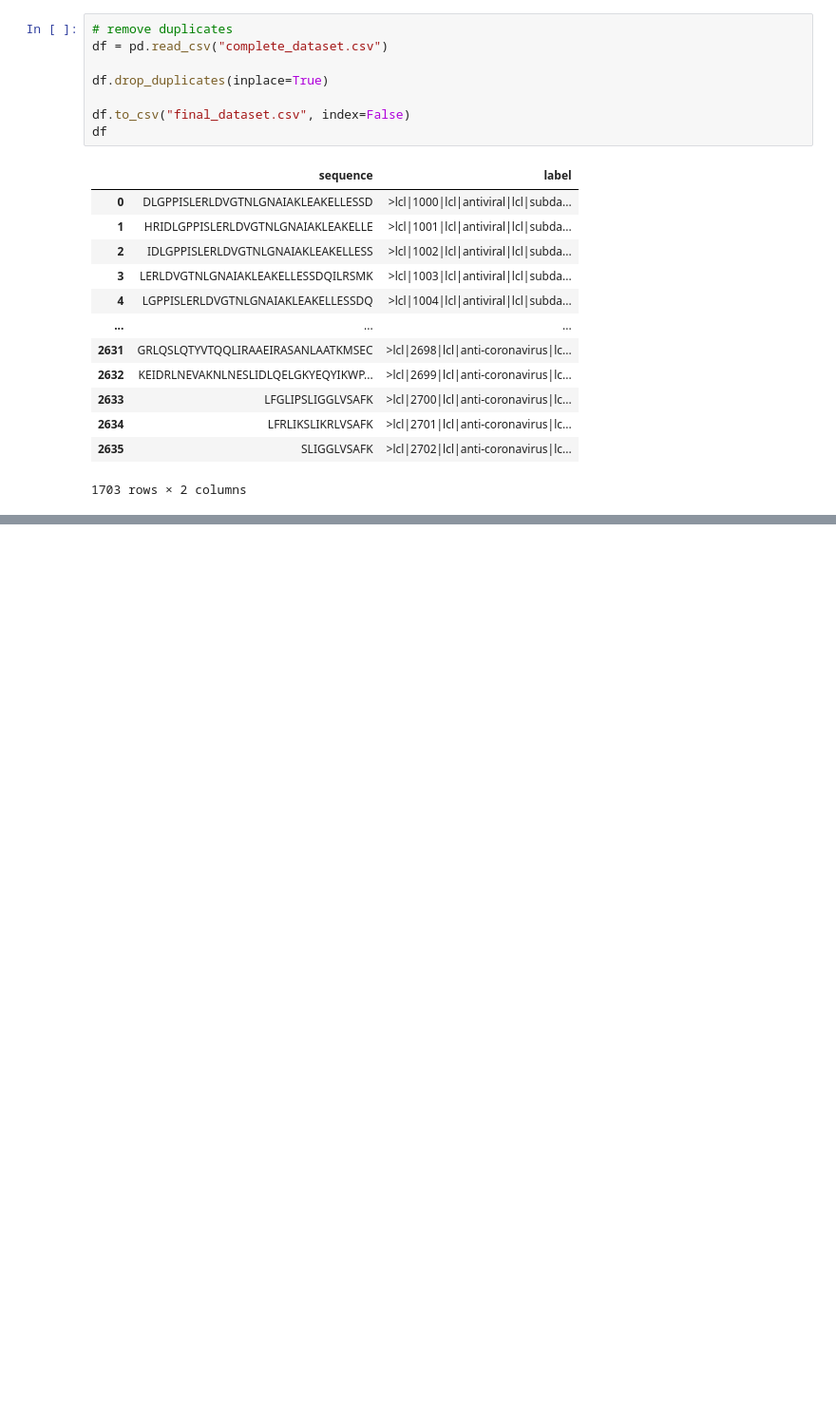
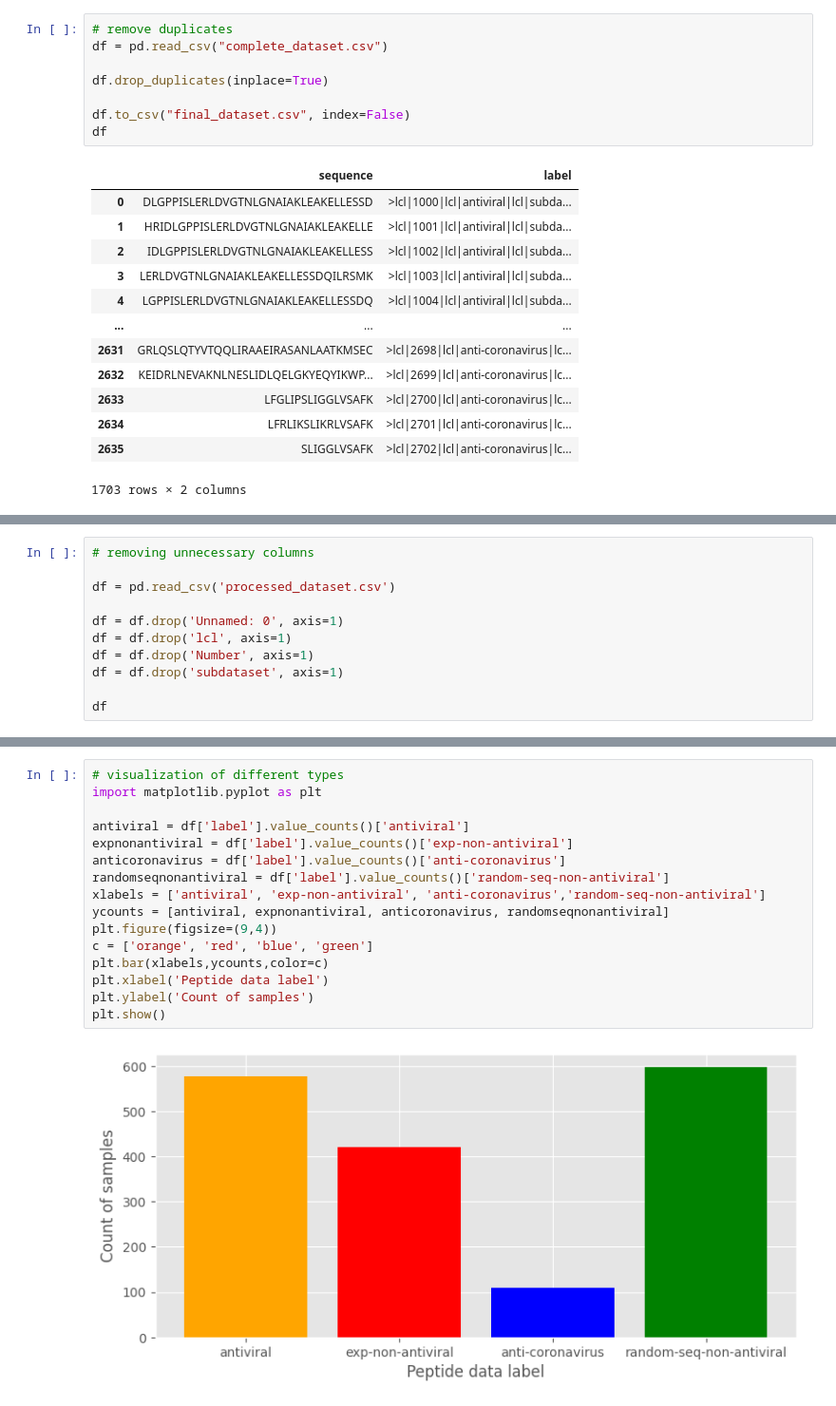
Before and after one commit to TreavVasu/CollegeProject, a Jupyter notebook: data_prepocessing.ipynb, the cells around one changed output, grey strips where cells are left out. Shown: that part at 95% size. Saved outputs shown, nothing was run; the diff lists cells and outputs as text; blank space fills up the shorter version.

Commit message:
visualized

```diff
--- a/data_prepocessing.ipynb
+++ b/data_prepocessing.ipynb
@@ -93,0 +106,11 @@ AttributeError: 'DataFrame' object has no attribute 'id'
+# %%
+# removing unnecessary columns
+
+df = pd.read_csv('processed_dataset.csv')
+
+df = df.drop('Unnamed: 0', axis=1)
+df = df.drop('lcl', axis=1)
+df = df.drop('Number', axis=1)
+df = df.drop('subdataset', axis=1)
+
+df
@@ -93,0 +140,18 @@ AttributeError: 'DataFrame' object has no attribute 'id'
+# %%
+# visualization of different types
+import matplotlib.pyplot as plt
+
+antiviral = df['label'].value_counts()['antiviral']
+expnonantiviral = df['label'].value_counts()['exp-non-antiviral']
+anticoronavirus = df['label'].value_counts()['anti-coronavirus']
+randomseqnonantiviral = df['label'].value_counts()['random-seq-non-antiviral']
+xlabels = ['antiviral', 'exp-non-antiviral', 'anti-coronavirus','random-seq-non-antiviral']
+ycounts = [antiviral, expnonantiviral, anticoronavirus, randomseqnonantiviral]
+plt.figure(figsize=(9,4))
+c = ['orange', 'red', 'blue', 'green']
+plt.bar(xlabels,ycounts,color=c)
+plt.xlabel('Peptide data label')
+plt.ylabel('Count of samples')
+plt.show()
+# %% [output]
+[figure, added]
```
Also changed, not shown: parts of 15 cells of this notebook, 3 other files.
